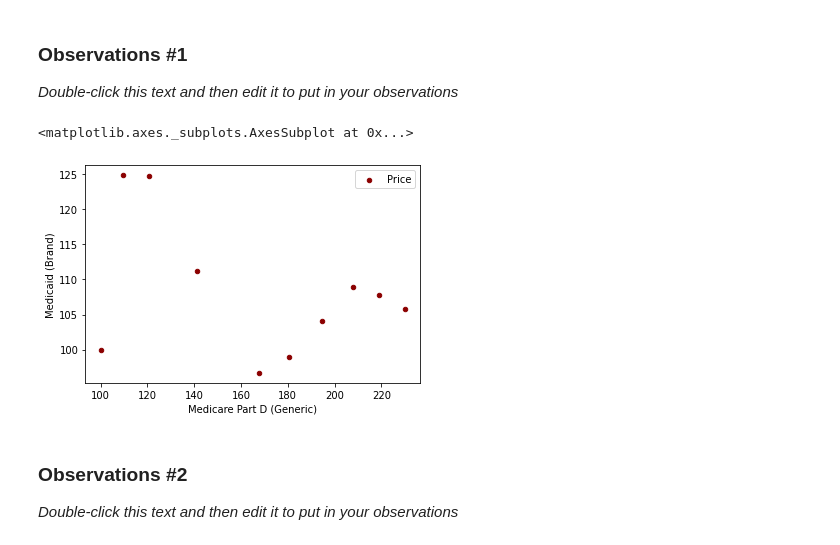
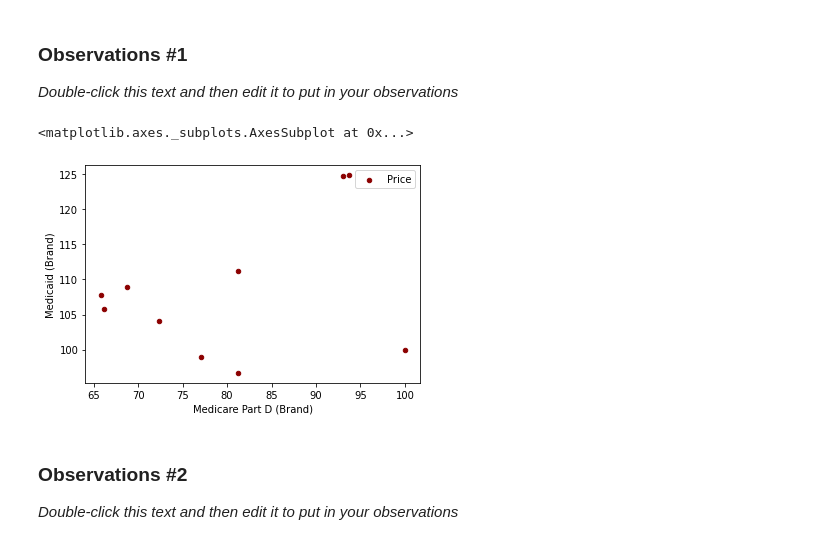
Before and after one commit to HaoyuTu/hds5210-2022, a Jupyter notebook: week09/week09_assignment_2.ipynb, the cells around one changed output. Drawn from its saved outputs; the diff is of its cells as text; code cells hidden in the pictures.

```diff
--- a/week09/week09_assignment_2.ipynb
+++ b/week09/week09_assignment_2.ipynb
@@ -258,10 +258,10 @@ array([[<matplotlib.axes._subplots.AxesSubplot object at 0x...>,
 _Double-click this text and then edit it to put in your observations_
 # %%
 # More code here to do a second visualization...
-data.plot.scatter(x='Medicare Part D (Generic)', y='Medicaid (Brand)', color='DarkRed', label='Price')
+data.plot.scatter(x='Medicare Part D (Brand)', y='Medicaid (Brand)', color='DarkRed', label='Price')
 # %% [output]
 <matplotlib.axes._subplots.AxesSubplot at 0x...>
-[figure, old version]
+[figure, new version]
 # %% [markdown]
 ### Observations #2
 
```
Also changed, not shown: parts of 1 cell of this notebook.
